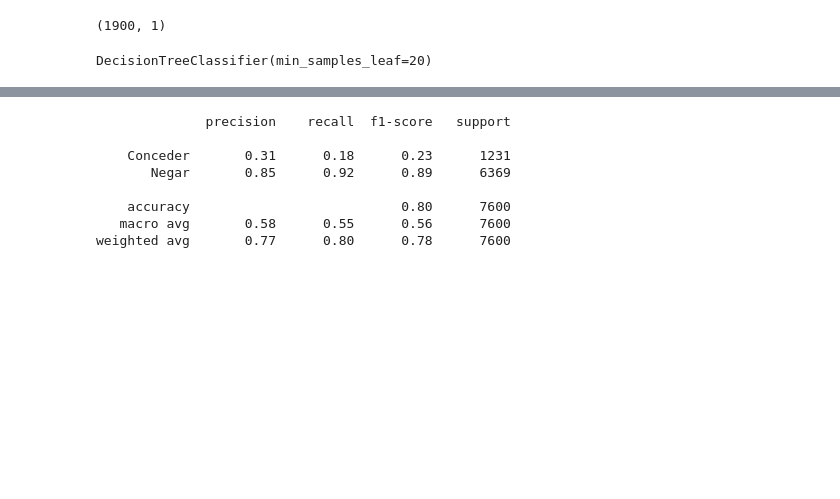
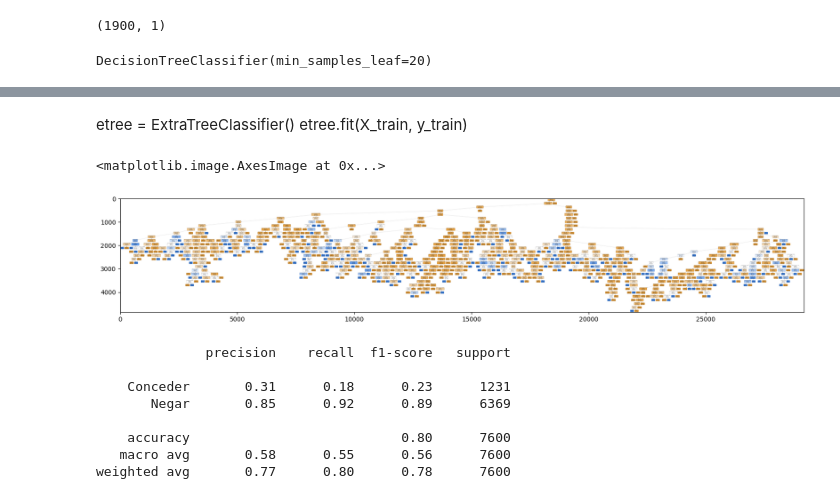
Before and after one commit to thiago-vale/machine-learning, a Jupyter notebook: classification/notebook/classification.ipynb, the cells around one changed output, grey strips where cells are left out. Cells and saved outputs as stored; diff of their text form; code cells hidden in the pictures; blank space fills up the shorter version.

Commit message:
add extratree model

```diff
--- a/classification/notebook/classification.ipynb
+++ b/classification/notebook/classification.ipynb
@@ -281,0 +282,3 @@ plt.imshow(img)
+# %% [markdown]
+etree = ExtraTreeClassifier()
+etree.fit(X_train, y_train)
@@ -282,3 +296,10 @@ plt.imshow(img)
+# %%
+img = cv2.imread('etree.png')
+plt.figure( figsize= (20,20) )
+plt.imshow(img)
+# %% [output]
+<matplotlib.image.AxesImage at 0x...>
+[figure, added]
 # %%
 knn = KNeighborsClassifier(n_neighbors=3)
 knn = knn.fit(X_train, y_train)
```
Also changed, not shown: parts of 9 cells of this notebook, 4 other files.
